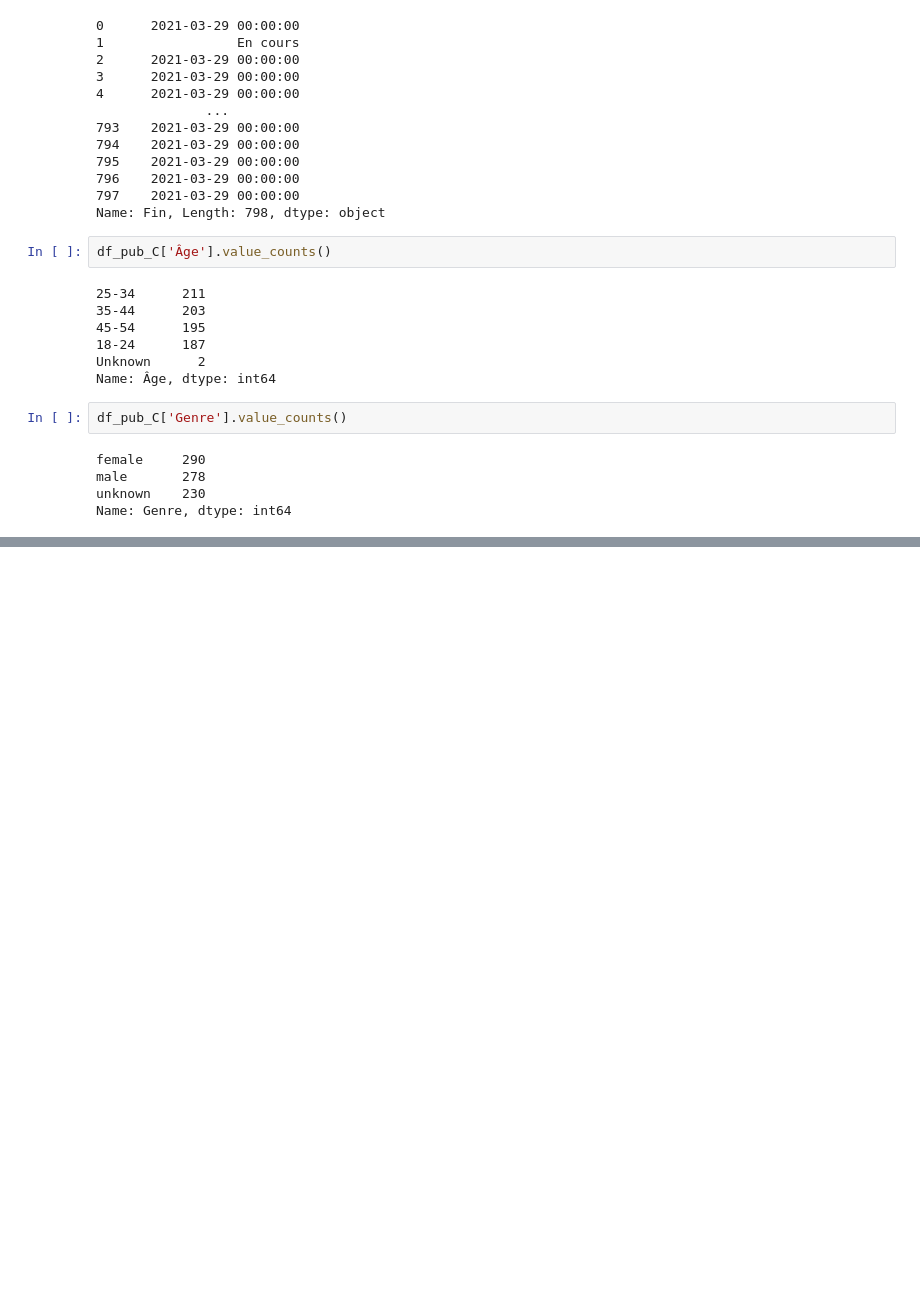
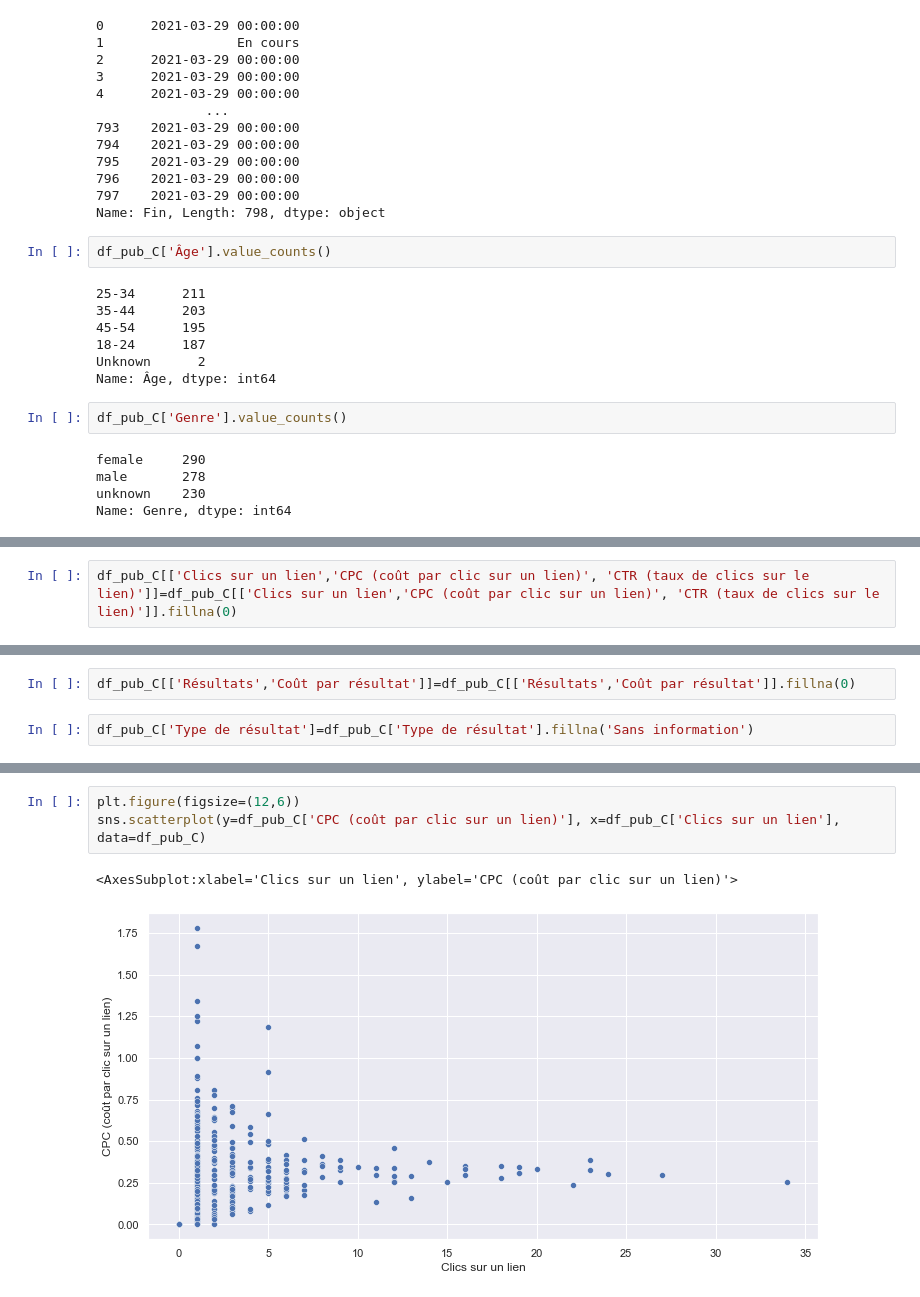
Before and after one commit to BrunaClo/Refyld, a Jupyter notebook: Daniel Code/Refyld Pub.ipynb, the cells around one changed output, grey strips where cells are left out. Saved outputs shown, nothing was run; the diff lists cells and outputs as text; blank space fills up the shorter version.

```diff
--- a/Daniel Code/Refyld Pub.ipynb
+++ b/Daniel Code/Refyld Pub.ipynb
@@ -168,0 +222,2 @@ Name: Répétition, Length: 798, dtype: float64
+# %%
+df_pub_C[['Clics sur un lien','CPC (coût par clic sur un lien)', 'CTR (taux de clics sur le lien)']]=df_pub_C[['Clics sur un lien','CPC (coût par clic sur un lien)', 'CTR (taux de clics sur le lien)']].fillna(0)
@@ -168,0 +285,4 @@ Name: Répétition, Length: 798, dtype: float64
+# %%
+df_pub_C[['Résultats','Coût par résultat']]=df_pub_C[['Résultats','Coût par résultat']].fillna(0)
+# %%
+df_pub_C['Type de résultat']=df_pub_C['Type de résultat'].fillna('Sans information')
@@ -168,0 +329,6 @@ Name: Répétition, Length: 798, dtype: float64
+# %%
+plt.figure(figsize=(12,6))
+sns.scatterplot(y=df_pub_C['CPC (coût par clic sur un lien)'], x=df_pub_C['Clics sur un lien'], data=df_pub_C)
+# %% [output]
+<AxesSubplot:xlabel='Clics sur un lien', ylabel='CPC (coût par clic sur un lien)'>
+[figure, added]
```
Also changed, not shown: parts of 38 cells of this notebook.
